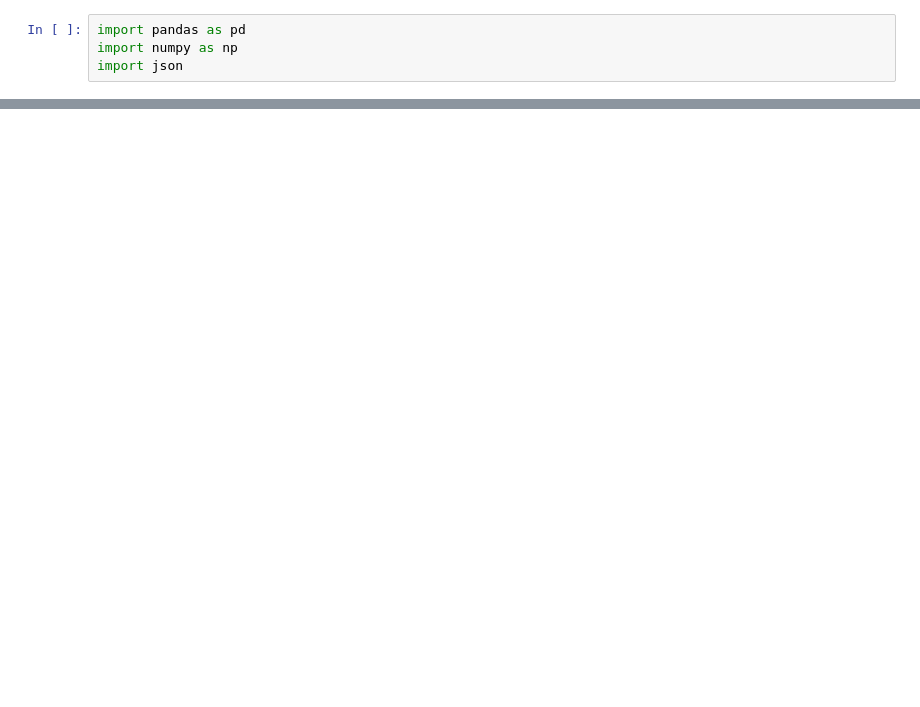
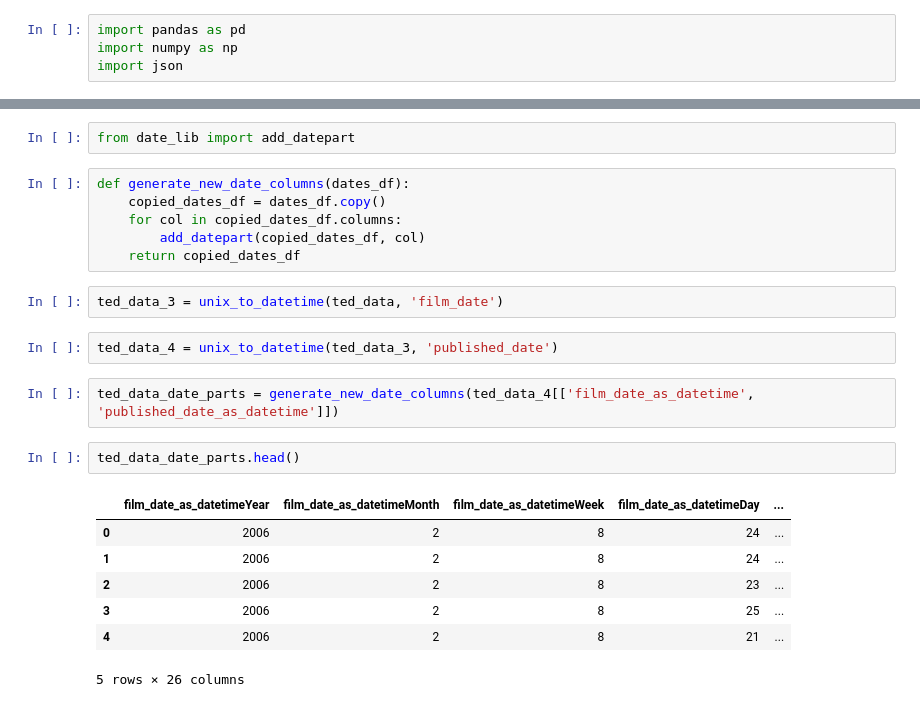
Before and after one commit to ngb0330/Projects, a Jupyter notebook: Analyses/Ted Talk Analysis.ipynb, the cells around one changed output, grey strips where cells are left out. Cells and saved outputs as stored; diff of their text form; blank space fills up the shorter version.

Commit message:
Update Ted Talk Analysis.ipynb
Started creating more columns to include in analysis

```diff
--- a/Analyses/Ted Talk Analysis.ipynb
+++ b/Analyses/Ted Talk Analysis.ipynb
@@ -140,0 +176,24 @@ ted_data_tag_dummies.head()
+# %%
+from date_lib import add_datepart
+# %%
+def generate_new_date_columns(dates_df):
+    copied_dates_df = dates_df.copy()
+    for col in copied_dates_df.columns:
+        add_datepart(copied_dates_df, col)
+    return copied_dates_df
+# %%
+ted_data_3 = unix_to_datetime(ted_data, 'film_date')
+# %%
+ted_data_4 = unix_to_datetime(ted_data_3, 'published_date')
+# %%
+ted_data_date_parts = generate_new_date_columns(ted_data_4[['film_date_as_datetime', 'published_date_as_datetime']])
+# %%
+ted_data_date_parts.head()
+# %% [output]
+|  | film_date_as_datetimeYear | film_date_as_datetimeMonth | film_date_as_datetimeWeek | film_date_as_datetimeDay | ... |
+| 0 | 2006 | 2 | 8 | 24 | ... |
+| 1 | 2006 | 2 | 8 | 24 | ... |
+| 2 | 2006 | 2 | 8 | 23 | ... |
+| 3 | 2006 | 2 | 8 | 25 | ... |
+| 4 | 2006 | 2 | 8 | 21 | ... |
+5 rows × 26 columns
```
Also changed, not shown: parts of 36 cells of this notebook.
